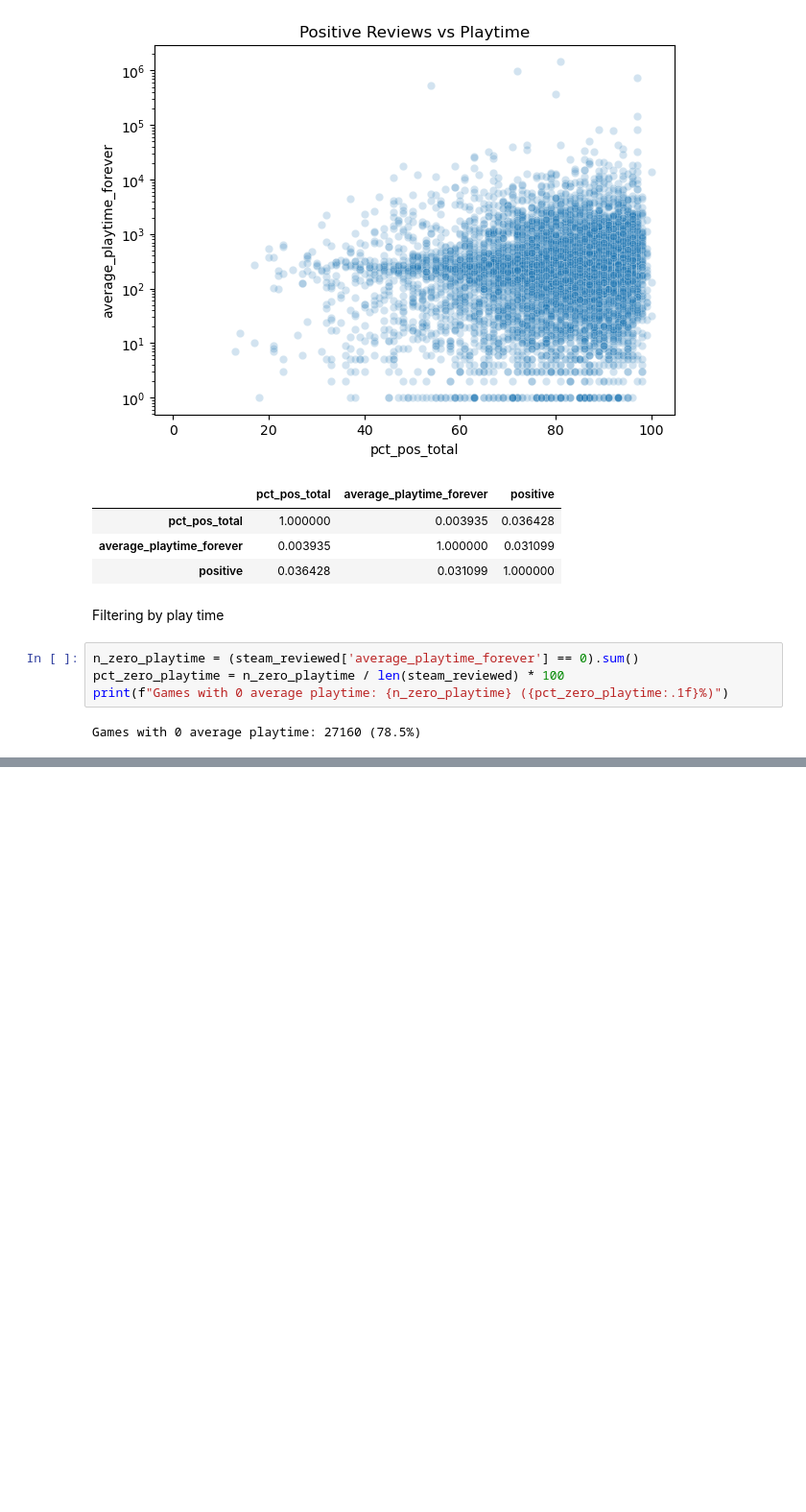
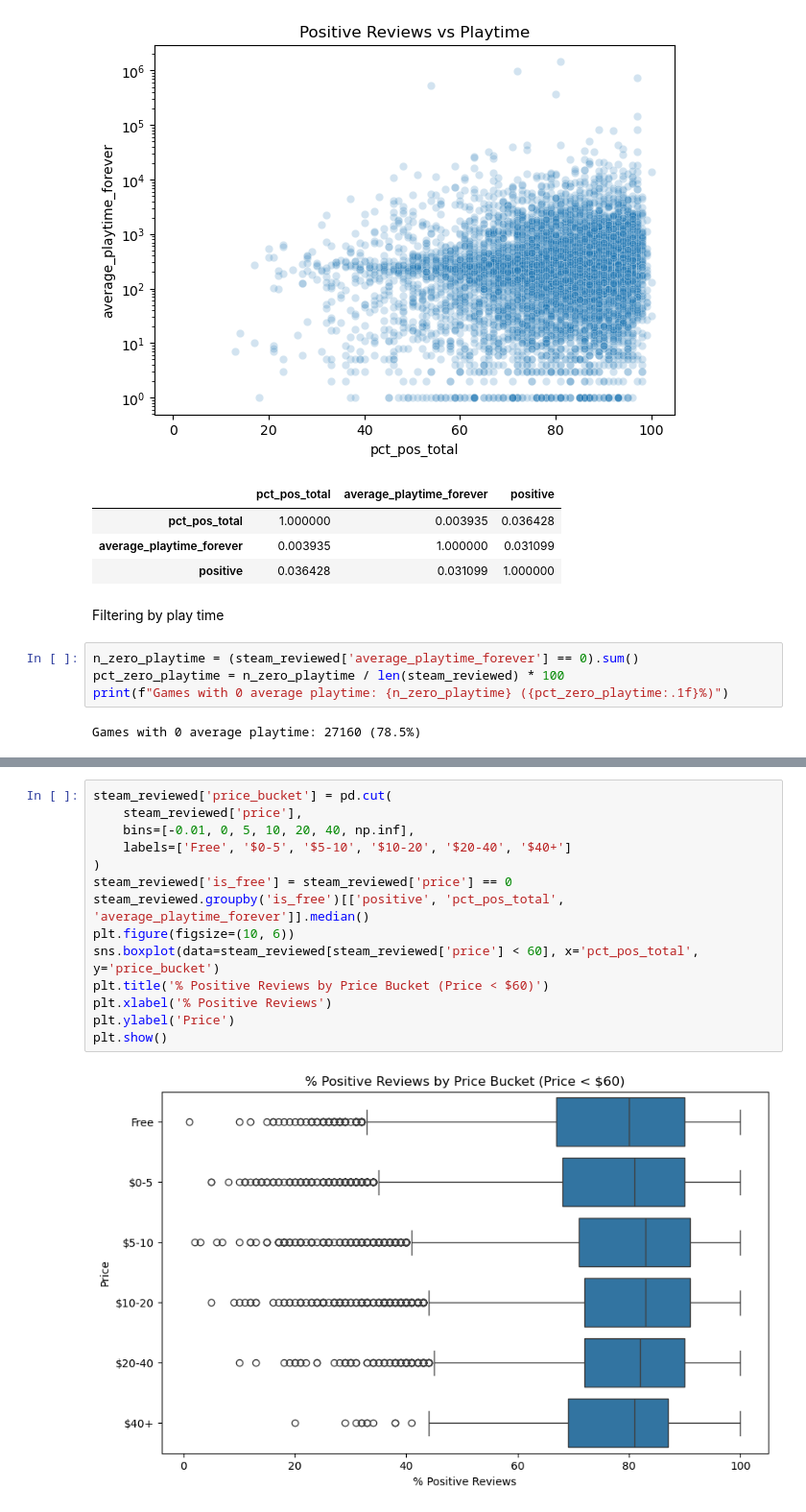
Before and after one commit to rakeikahukoti-del/DATA301-GP, a Jupyter notebook: notebooks/edajoanna.ipynb, the cells around one changed output, grey strips where cells are left out. Shown at 96% size. Cells and saved outputs as stored; diff of their text form; blank space fills up the shorter version.

```diff
--- a/notebooks/edajoanna.ipynb
+++ b/notebooks/edajoanna.ipynb
@@ -182,0 +200,16 @@ Games with 0 average playtime: 27160 (78.5%)
+# %%
+steam_reviewed['price_bucket'] = pd.cut(
+    steam_reviewed['price'],
+    bins=[-0.01, 0, 5, 10, 20, 40, np.inf],
+    labels=['Free', '$0-5', '$5-10', '$10-20', '$20-40', '$40+']
+)
+steam_reviewed['is_free'] = steam_reviewed['price'] == 0
+steam_reviewed.groupby('is_free')[['positive', 'pct_pos_total', 'average_playtime_forever']].median()
+plt.figure(figsize=(10, 6))
+sns.boxplot(data=steam_reviewed[steam_reviewed['price'] < 60], x='pct_pos_total', y='price_bucket')
+plt.title('% Positive Reviews by Price Bucket (Price < $60)')
+plt.xlabel('% Positive Reviews')
+plt.ylabel('Price')
+plt.show()
+# %% [output]
+[figure, added]
```
Also changed, not shown: parts of 2 cells of this notebook.
